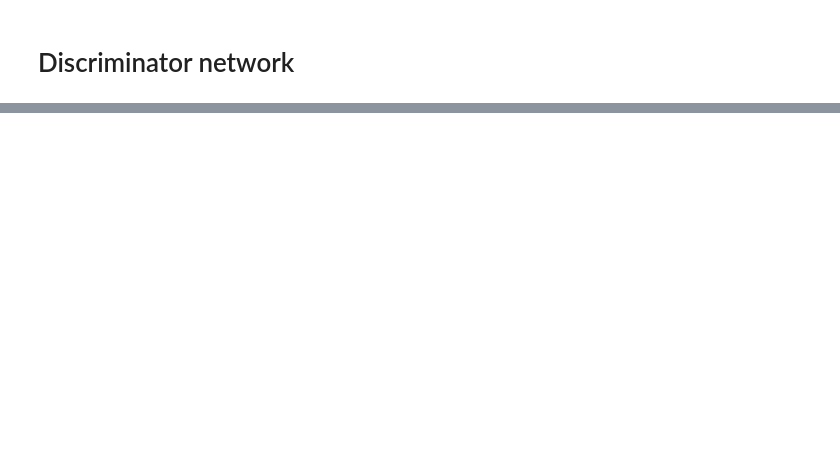
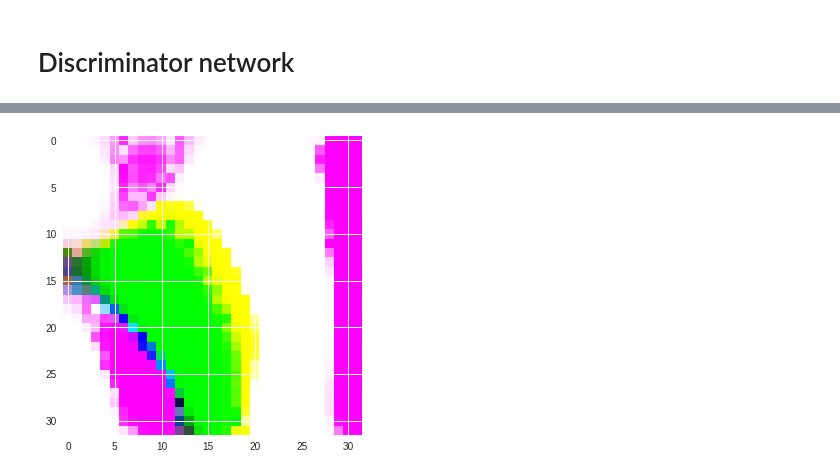
Before and after one commit to ShuvenduBikash/Generative_models, a Jupyter notebook: GAN/DC_GAN_Keras.ipynb, the cells around one changed output, grey strips where cells are left out. Cells and saved outputs as stored; diff of their text form; code cells hidden in the pictures; blank space fills up the shorter version.

```diff
--- a/GAN/DC_GAN_Keras.ipynb
+++ b/GAN/DC_GAN_Keras.ipynb
@@ -98,0 +180,8 @@ discriminator.compile(optimizer=discriminator_optimizer,
+# %%
+import matplotlib.pyplot as plt
+import matplotlib.image as mpimg
+img=mpimg.imread('/generated_frog0.png')
+imgplot = plt.imshow(img)
+plt.show()
+# %% [output]
+[figure, added]
```
Also changed, not shown: parts of 10 cells of this notebook, 1 other file.
